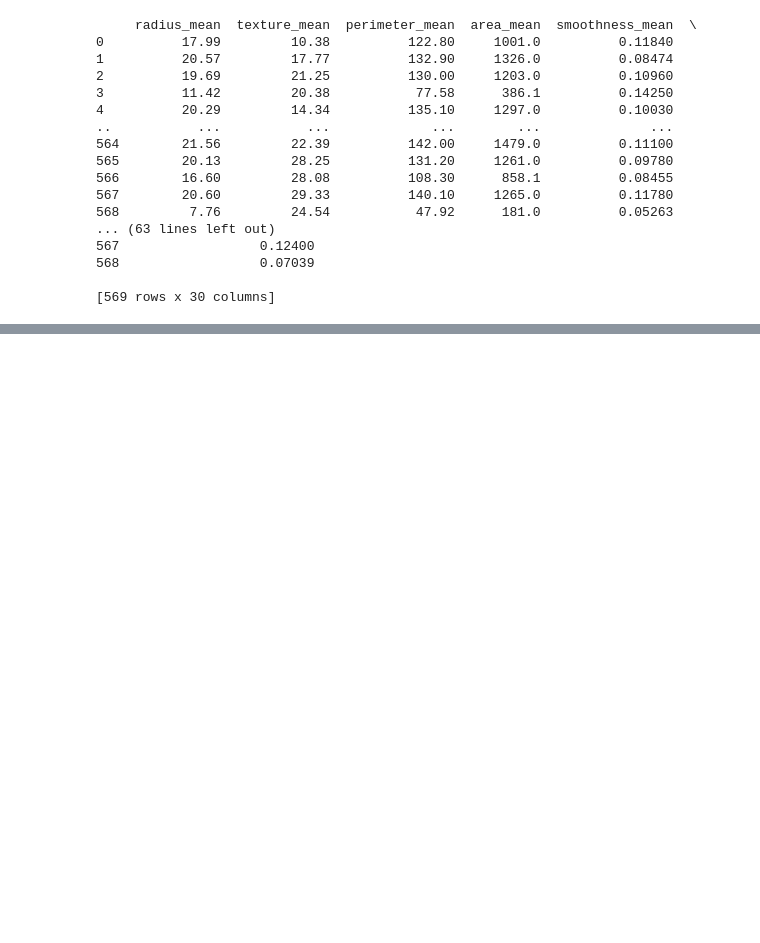
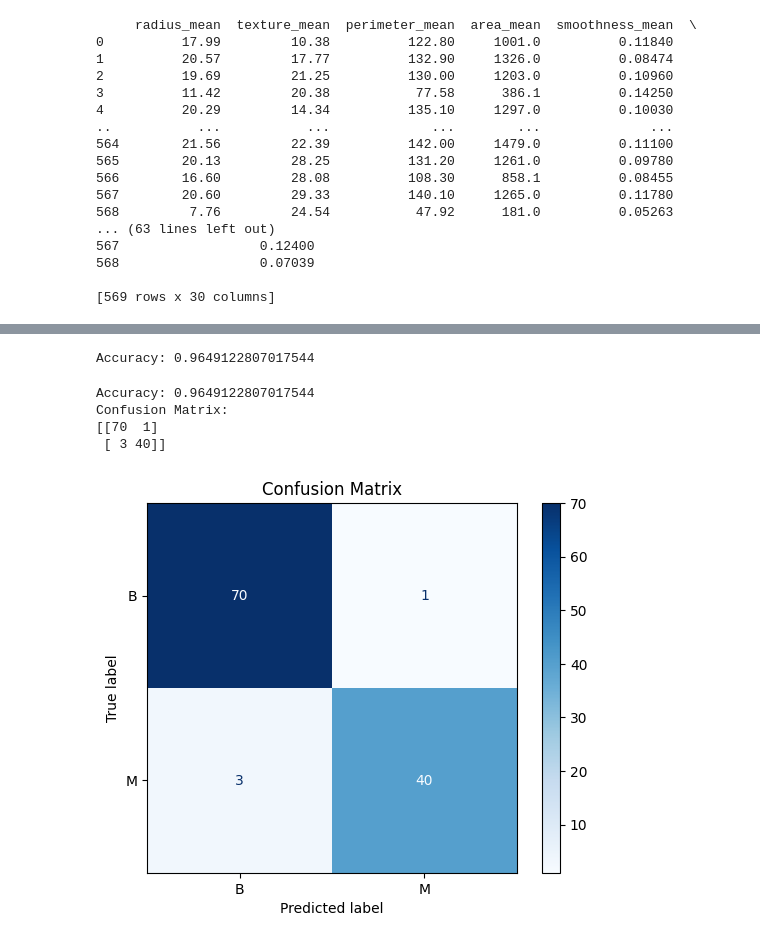
Before and after one commit to Hrishiraj18/DSML, a Jupyter notebook: CO2/Naive_Bayes_Breast_Cancer-test_mule.ipynb, the cells around one changed output, grey strips where cells are left out. Drawn from its saved outputs; the diff is of its cells as text; code cells hidden in the pictures; blank space fills up the shorter version.

```diff
--- a/CO2/Naive_Bayes_Breast_Cancer-test_mule.ipynb
+++ b/CO2/Naive_Bayes_Breast_Cancer-test_mule.ipynb
@@ -121,0 +122,51 @@ SyntaxError: incomplete input (105372772.py, line 16)
+# %%
+y_pred = naive_bayes.predict(X_test)
+
+
+accuracy = accuracy_score(y_test, y_pred)
+print("Accuracy:", accuracy)
+# %% [output]
+Accuracy: 0.9649122807017544
+# %%
+import pandas as pd
+import matplotlib.pyplot as plt
+from sklearn.model_selection import train_test_split
+from sklearn.naive_bayes import GaussianNB
+from sklearn.preprocessing import LabelEncoder, StandardScaler
+from sklearn.metrics import accuracy_score, confusion_matrix, ConfusionMatrixDisplay
+
+df = pd.read_csv('breast_cancer.csv')
+df = df.drop('id', axis=1)
+X = df.drop('diagnosis', axis=1)
+y = df['diagnosis']
+
+label_encoder = LabelEncoder()
+y = label_encoder.fit_transform(y)
+
+scaler = StandardScaler()
+X = scaler.fit_transform(X)
+
+X_train, X_test, y_train, y_test = train_test_split(X, y, test_size=0.2, random_state=42)
+
+naive_bayes = GaussianNB()
+naive_bayes.fit(X_train, y_train)
+y_pred = naive_bayes.predict(X_test)
+
+accuracy = accuracy_score(y_test, y_pred)
+print("Accuracy:", accuracy)
+
+conf_matrix = confusion_matrix(y_test, y_pred)
+print("Confusion Matrix:")
+print(conf_matrix)
+
+# Plotting confusion matrix
+disp = ConfusionMatrixDisplay(confusion_matrix=conf_matrix, display_labels=label_encoder.classes_)
+disp.plot(cmap=plt.cm.Blues)
+plt.title("Confusion Matrix")
+plt.show()
+# %% [output]
+Accuracy: 0.9649122807017544
+Confusion Matrix:
+[[70  1]
+ [ 3 40]]
+[figure, added]
```
Also changed, not shown: parts of 1 cell of this notebook, 7 other files.
